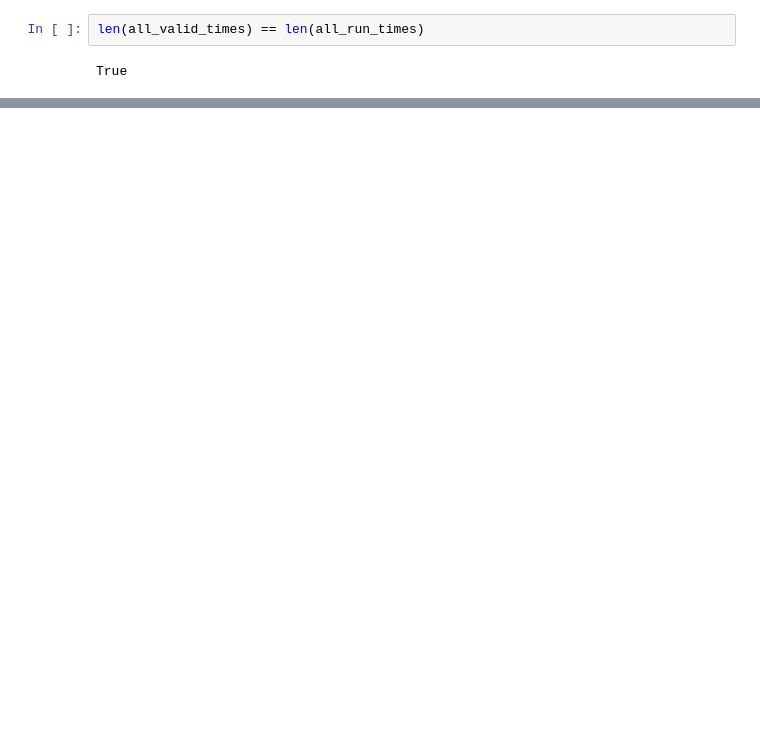
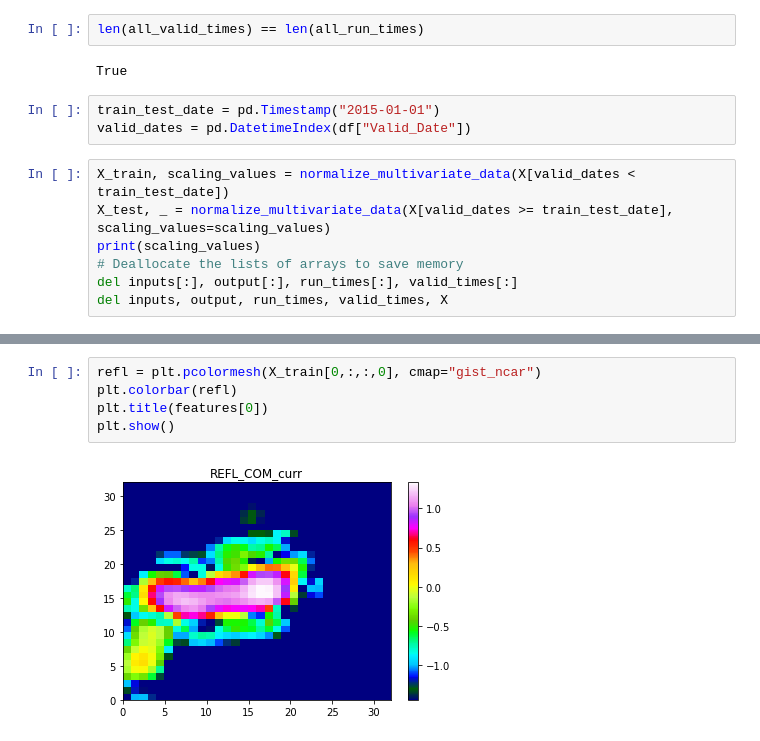
Before and after one commit to mikronco/earth_temp, a Jupyter notebook: 4_Storms_USA.ipynb, the cells around one changed output, grey strips where cells are left out. Cells and saved outputs as stored; diff of their text form; blank space fills up the shorter version.

```diff
--- a/Storms_USA.ipynb
+++ b/4_Storms_USA.ipynb
@@ -189,3 +200,13 @@ del inputs, output, run_times, valid_times
 len(all_valid_times) == len(all_run_times)
 # %% [output]
 True
+# %%
+train_test_date = pd.Timestamp("2015-01-01")
+valid_dates = pd.DatetimeIndex(df["Valid_Date"])
+# %%
+X_train, scaling_values = normalize_multivariate_data(X[valid_dates < train_test_date])
+X_test, _ = normalize_multivariate_data(X[valid_dates >= train_test_date], scaling_values=scaling_values)
+print(scaling_values)
+# Deallocate the lists of arrays to save memory
+del inputs[:], output[:], run_times[:], valid_times[:]
+del inputs, output, run_times, valid_times, X
@@ -191,0 +246,7 @@ True
+# %%
+refl = plt.pcolormesh(X_train[0,:,:,0], cmap="gist_ncar")
+plt.colorbar(refl)
+plt.title(features[0])
+plt.show()
+# %% [output]
+[figure, added]
```
Also changed, not shown: parts of 26 cells of this notebook, 5 other files.
